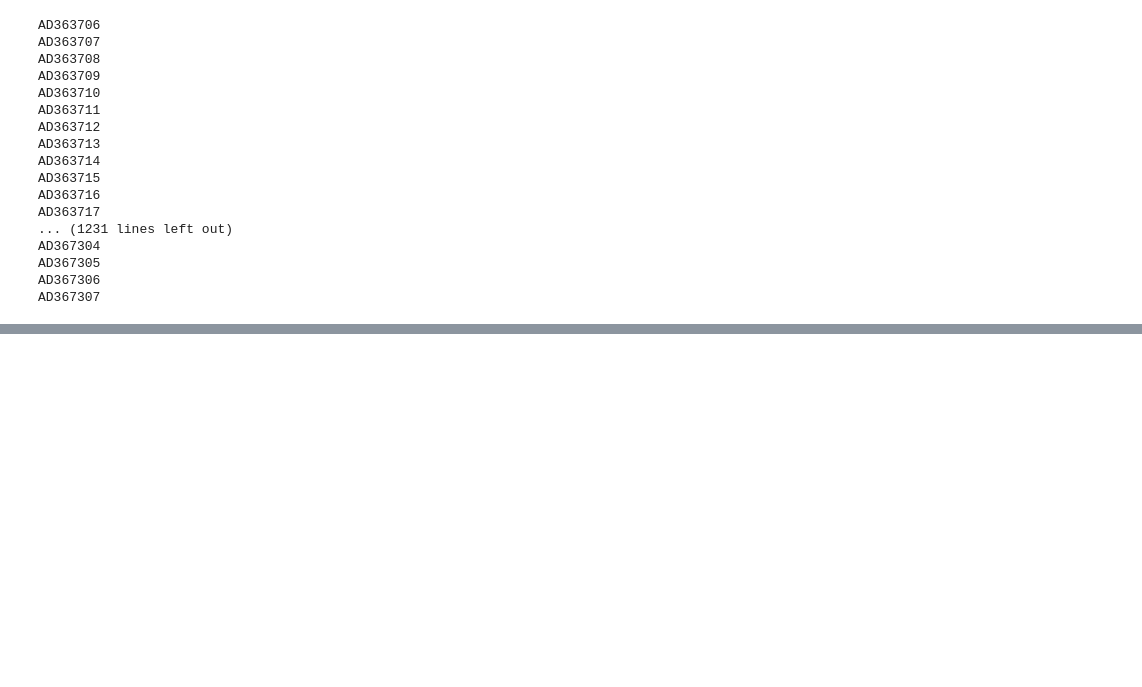
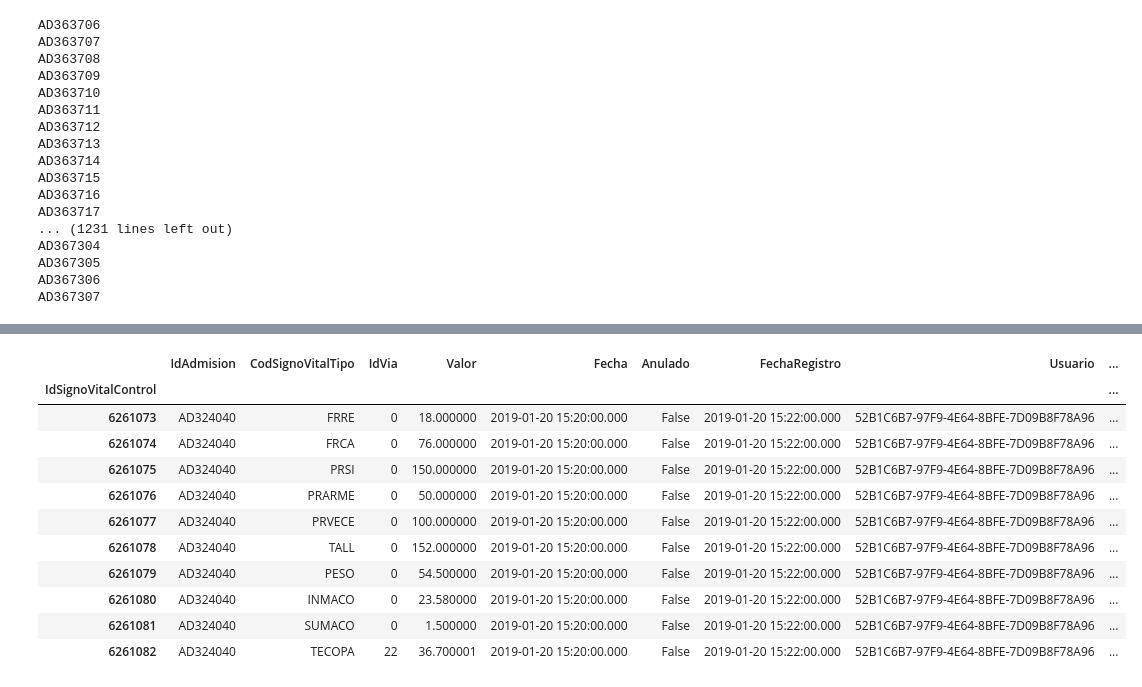
Before and after one commit to gbernardino/toolsCMRC, a Jupyter notebook: getPressures.ipynb, the cells around one changed output, grey strips where cells are left out. Drawn from its saved outputs; the diff is of its cells as text; code cells hidden in the pictures; blank space fills up the shorter version.

```diff
--- a/getPressures.ipynb
+++ b/getPressures.ipynb
@@ -208,3 +225,23 @@ AD367304
 AD367305
 AD367306
 AD367307
+# %%
+def isMaternal(c, registers, raiseError = False):
+    """
+    Gets whether the record is of the mother or the newborn
+
+    TODO: double check
+    """
+    asunto = remove_diacritics(str(c.Asunto)).lower()
+    try:
+        if 'neonato' in asunto or 'nacido' in asunto:
+            return  False
+        elif 'Registro del recién nacido' == registros.loc[int(c.Padre)].Asunto:
+            return False
+        else:
+            return True
+    except Exception as e:
+        if raiseError:
+            raise(e)
+        else:
+            return True
@@ -254,14 +346,2 @@ allPressures
 # %%
 medidasGrouped = medidas.groupby(['IdAdmision', 'Fecha'])
-# %%
-for (c, date) in tqdm.tqdm_notebook(medidasGrouped.groups.keys()):
-    if date != date:
-        continue
-    m = medidasGrouped.get_group((c, date))
-    try:
-        tas = m[m.CodSignoVitalTipo == 'PRSI'].iloc[0].Valor
-        tad = m[m.CodSignoVitalTipo == 'PRDI'].iloc[0].Valor
-    except:
-        continue
-    if tas and tad:
-        allPressuresAllCases[c].append([date, '%d/%d' % (tas, tad)])
@@ -269,0 +348,15 @@ for (c, date) in tqdm.tqdm_notebook(medidasGrouped.groups.keys()):
+# %%
+medidasGrouped.get_group((c, date))
+# %% [output]
+|  | IdAdmision | CodSignoVitalTipo | IdVia | Valor | Fecha | Anulado | FechaRegistro | Usuario | ... |
+| IdSignoVitalControl |  |  |  |  |  |  |  |  | ... |
+| 6261073 | AD324040 | FRRE | 0 | 18.000000 | 2019-01-20 15:20:00.000 | False | 2019-01-20 15:22:00.000 | 52B1C6B7-97F9-4E64-8BFE-7D09B8F78A96 | ... |
+| 6261074 | AD324040 | FRCA | 0 | 76.000000 | 2019-01-20 15:20:00.000 | False | 2019-01-20 15:22:00.000 | 52B1C6B7-97F9-4E64-8BFE-7D09B8F78A96 | ... |
+| 6261075 | AD324040 | PRSI | 0 | 150.000000 | 2019-01-20 15:20:00.000 | False | 2019-01-20 15:22:00.000 | 52B1C6B7-97F9-4E64-8BFE-7D09B8F78A96 | ... |
+| 6261076 | AD324040 | PRARME | 0 | 50.000000 | 2019-01-20 15:20:00.000 | False | 2019-01-20 15:22:00.000 | 52B1C6B7-97F9-4E64-8BFE-7D09B8F78A96 | ... |
+| 6261077 | AD324040 | PRVECE | 0 | 100.000000 | 2019-01-20 15:20:00.000 | False | 2019-01-20 15:22:00.000 | 52B1C6B7-97F9-4E64-8BFE-7D09B8F78A96 | ... |
+| 6261078 | AD324040 | TALL | 0 | 152.000000 | 2019-01-20 15:20:00.000 | False | 2019-01-20 15:22:00.000 | 52B1C6B7-97F9-4E64-8BFE-7D09B8F78A96 | ... |
+| 6261079 | AD324040 | PESO | 0 | 54.500000 | 2019-01-20 15:20:00.000 | False | 2019-01-20 15:22:00.000 | 52B1C6B7-97F9-4E64-8BFE-7D09B8F78A96 | ... |
+| 6261080 | AD324040 | INMACO | 0 | 23.580000 | 2019-01-20 15:20:00.000 | False | 2019-01-20 15:22:00.000 | 52B1C6B7-97F9-4E64-8BFE-7D09B8F78A96 | ... |
+| 6261081 | AD324040 | SUMACO | 0 | 1.500000 | 2019-01-20 15:20:00.000 | False | 2019-01-20 15:22:00.000 | 52B1C6B7-97F9-4E64-8BFE-7D09B8F78A96 | ... |
+| 6261082 | AD324040 | TECOPA | 22 | 36.700001 | 2019-01-20 15:20:00.000 | False | 2019-01-20 15:22:00.000 | 52B1C6B7-97F9-4E64-8BFE-7D09B8F78A96 | ... |
```
Also changed, not shown: parts of 15 cells of this notebook, 1 other file.
